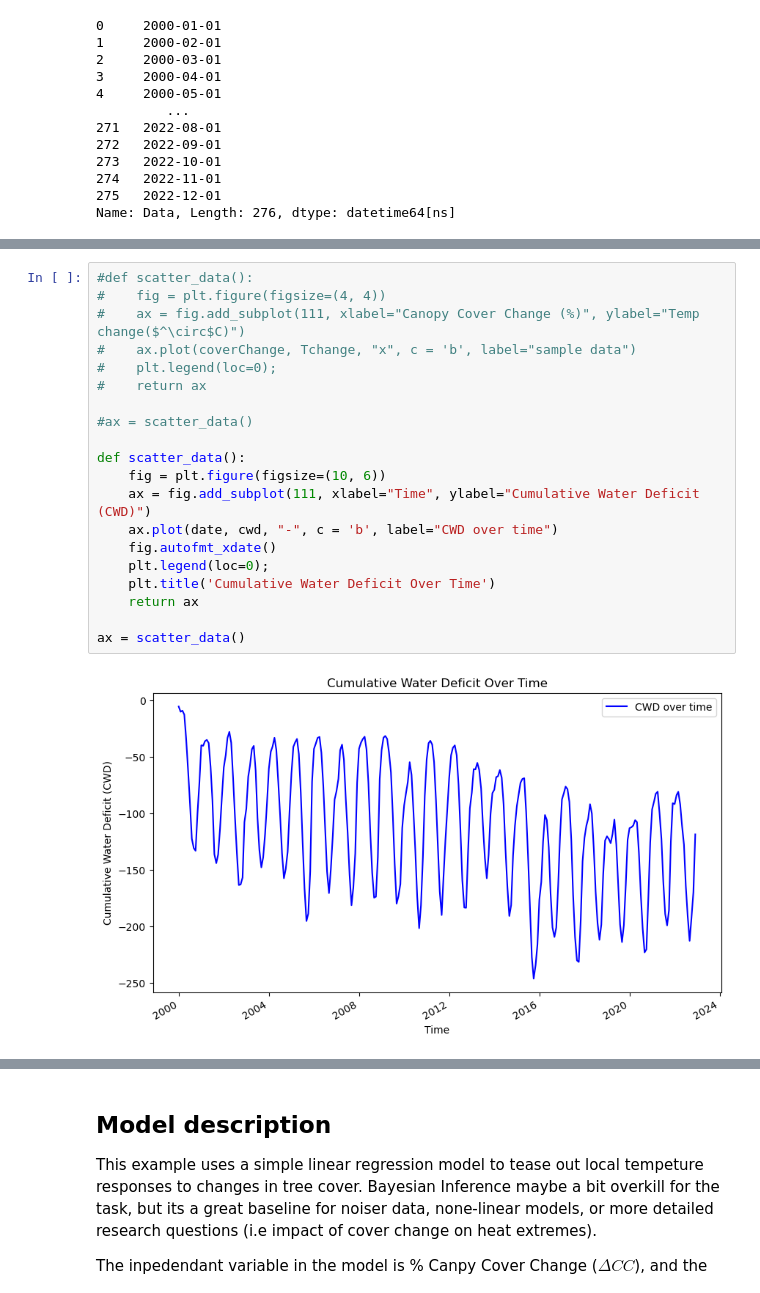
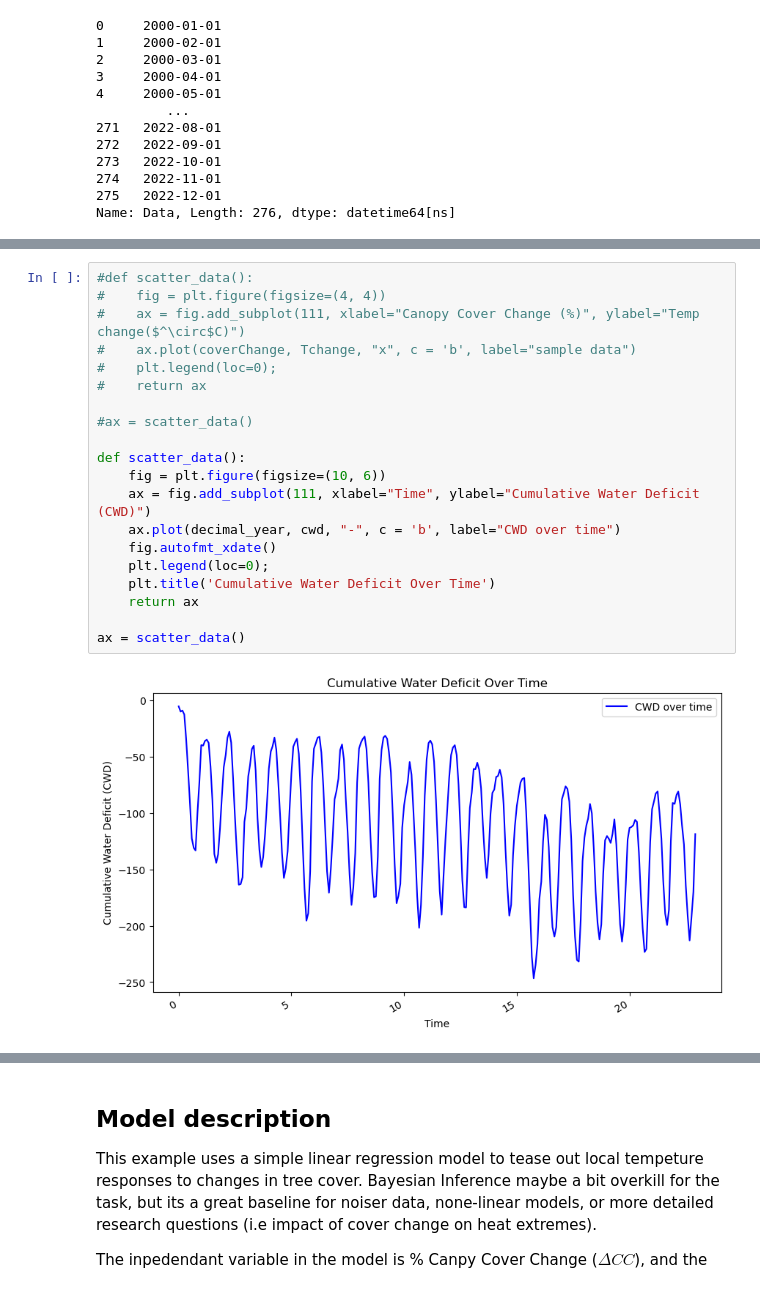
Before and after one commit to igorjose-ferreira/deforest_Temp_coupling, a Jupyter notebook: linear_reg_example.ipynb, the cells around one changed output, grey strips where cells are left out. Saved outputs shown, nothing was run; the diff lists cells and outputs as text.

```diff
--- a/linear_reg_example.ipynb
+++ b/linear_reg_example.ipynb
@@ -47,22 +71,22 @@ Name: Data, Length: 276, dtype: datetime64[ns]
 # %%
 #def scatter_data():
 #    fig = plt.figure(figsize=(4, 4))
 #    ax = fig.add_subplot(111, xlabel="Canopy Cover Change (%)", ylabel="Temp change($^\circ$C)")
 #    ax.plot(coverChange, Tchange, "x", c = 'b', label="sample data")
 #    plt.legend(loc=0);
 #    return ax
 
 #ax = scatter_data()
 
 def scatter_data():
     fig = plt.figure(figsize=(10, 6))
     ax = fig.add_subplot(111, xlabel="Time", ylabel="Cumulative Water Deficit (CWD)")
-    ax.plot(date, cwd, "-", c = 'b', label="CWD over time")
+    ax.plot(decimal_year, cwd, "-", c = 'b', label="CWD over time")
     fig.autofmt_xdate()
     plt.legend(loc=0);
     plt.title('Cumulative Water Deficit Over Time')
     return ax
 
 ax = scatter_data()
 # %% [output]
-[figure, old version]
+[figure, new version]
```
Also changed, not shown: parts of 7 cells of this notebook.
